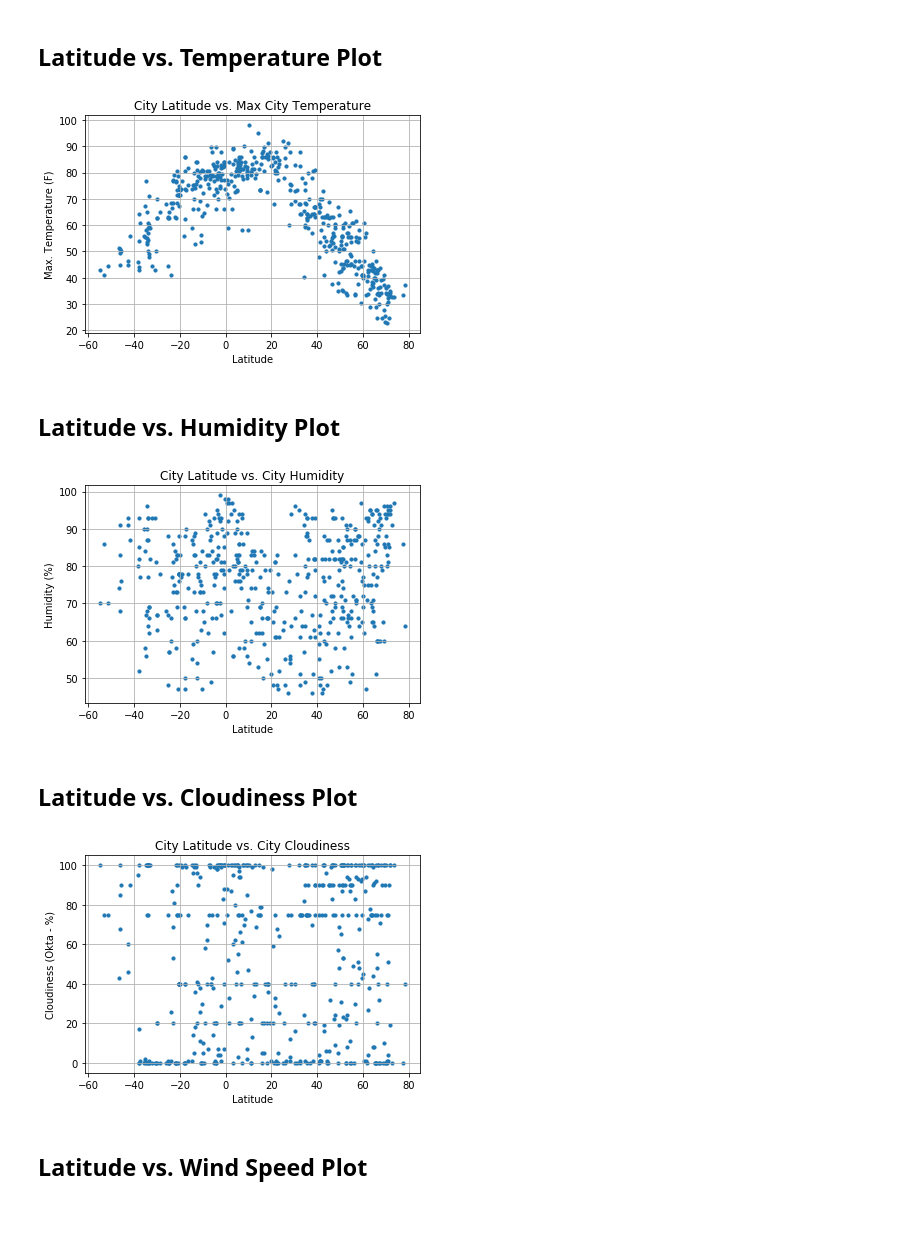
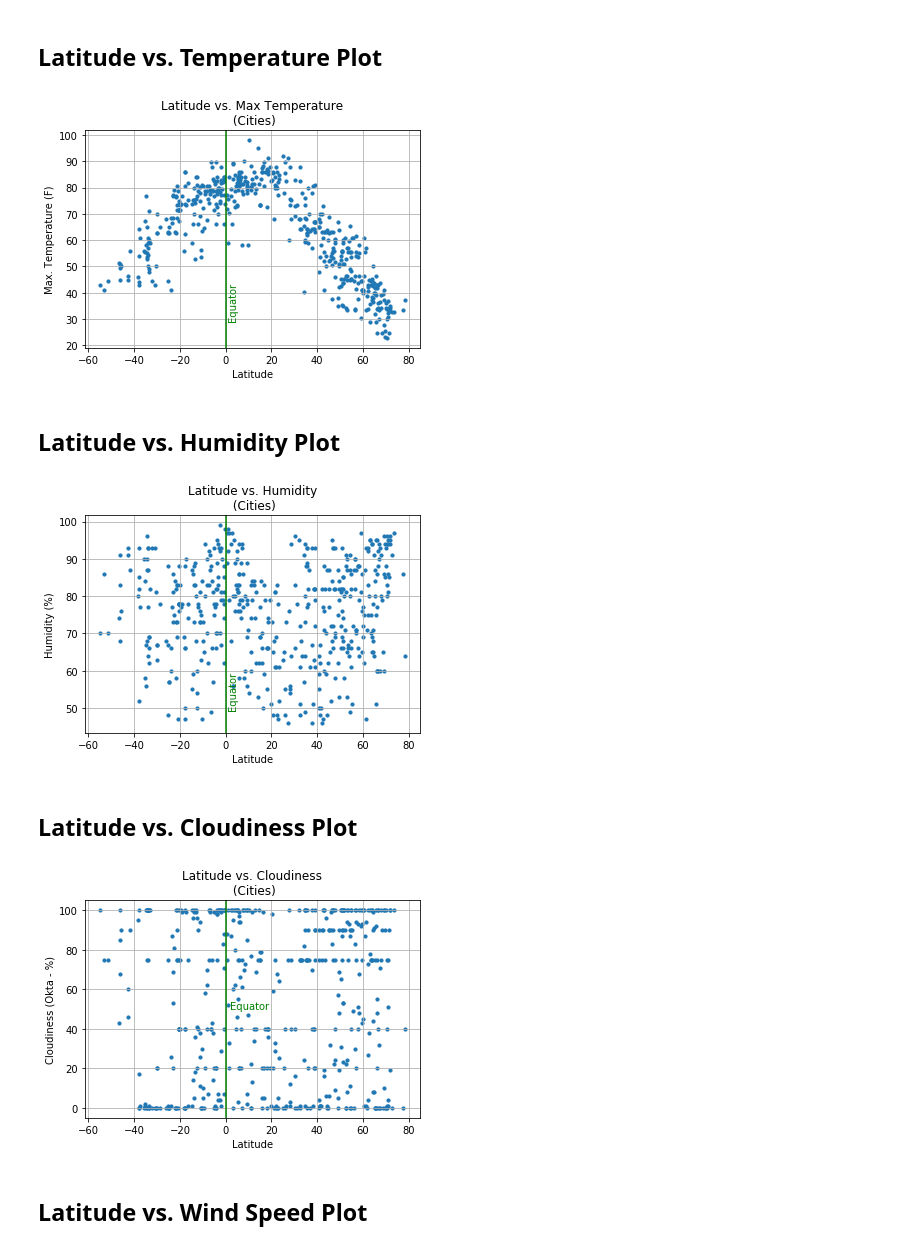
Before and after one commit to SaltireSequence/python-api-challenge, a Jupyter notebook: WeatherPy.ipynb, the cells around one changed output. Saved outputs shown, nothing was run; the diff lists cells and outputs as text; code cells hidden in the pictures; blank space fills up the shorter version.

```diff
--- a/WeatherPy.ipynb
+++ b/WeatherPy.ipynb
@@ -222,28 +221,34 @@ New Dataframe shape: (486, 9)
 # %% [markdown]
 ## Latitude vs. Temperature Plot
 # %%
-# Build a scatter plot for each data type
-plt.scatter(chart_df["Lat"], chart_df["Max Temperature"], marker="o", s=10)
+# Build a scatter plot or each data type
+fig3 = plt.scatter(chart_df["Lat"], chart_df["Max Temperature"], marker="o", s=10)
 
-plt.title("City Latitude vs. Max City Temperature")
+plt.title("Latitude vs. Max Temperature\n (Cities)")
 plt.xlabel("Latitude")
 plt.ylabel("Max. Temperature (F)")
+# Adding an equator line, as a reference point
+plt.axvline(0, color = 'green', alpha = 1, label = 'Equator')
+plt.text(1,30,'Equator',rotation=90, color = 'green', alpha = 1)
 plt.grid(True)
 
 # Saving out the figure
 plt.savefig("output_plots/City_Lat_vs_Max Temp.png")
 plt.show()
 # %% [output]
-[figure, old version]
+[figure, new version]
 # %% [markdown]
 ## Latitude vs. Humidity Plot
 # %%
 # Build a scatter plot for each data type
-plt.scatter(chart_df["Lat"], chart_df["Humidity"], marker="o", s=10)
+fig4 = plt.scatter(chart_df["Lat"], chart_df["Humidity"], marker="o", s=10)
 
-plt.title("City Latitude vs. City Humidity")
+plt.title("Latitude vs. Humidity\n (Cities)")
 plt.xlabel("Latitude")
 plt.ylabel("Humidity (%)")
+# Adding an equator line, as a reference point
+plt.axvline(0, color = 'green', alpha = 1, label = 'Equator')
+plt.text(1,50,'Equator',rotation=90, color = 'green', alpha = 1)
 plt.grid(True)
 
 # Saving out the figure
@@ -251,17 +256,20 @@ plt.savefig("output_plots/City_Lat_vs_Humidity.png")
 
 plt.show()
 # %% [output]
-[figure, old version]
+[figure, new version]
 # %% [markdown]
 ## Latitude vs. Cloudiness Plot
 # %%
 # Build a scatter plot for each data type
-plt.scatter(chart_df["Lat"], chart_df["Cloudiness"], marker="o", s=10)
+fig5 = plt.scatter(chart_df["Lat"], chart_df["Cloudiness"], marker="o", s=10)
 
 # Adding Scatter
-plt.title("City Latitude vs. City Cloudiness")
+plt.title("Latitude vs. Cloudiness\n (Cities)")
 plt.xlabel("Latitude")
 plt.ylabel("Cloudiness (Okta - %)")
+# Adding an equator line, as a reference point
+plt.axvline(0, color = 'green', alpha = 1, label = 'Equator')
+plt.text(1.9,50,'Equator',rotation=0, color = 'green', alpha = 1)
 plt.grid(True)
 
 # Saving out the figure
@@ -269,7 +277,7 @@ plt.savefig("output_plots/City_Lat_vs_Cloudiness.png")
 
 plt.show()
 # %% [output]
-[figure, old version]
+[figure, new version]
 # %% [markdown]
 ## Latitude vs. Wind Speed Plot
 # %%
```
Also changed, not shown: parts of 11 cells of this notebook, 15 other files.
